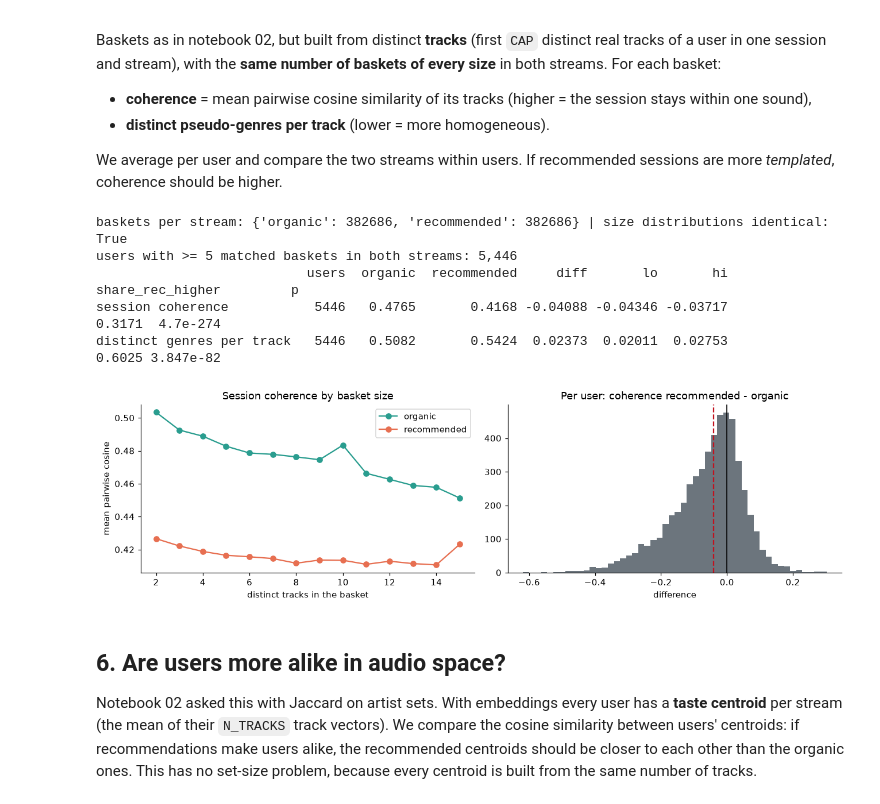
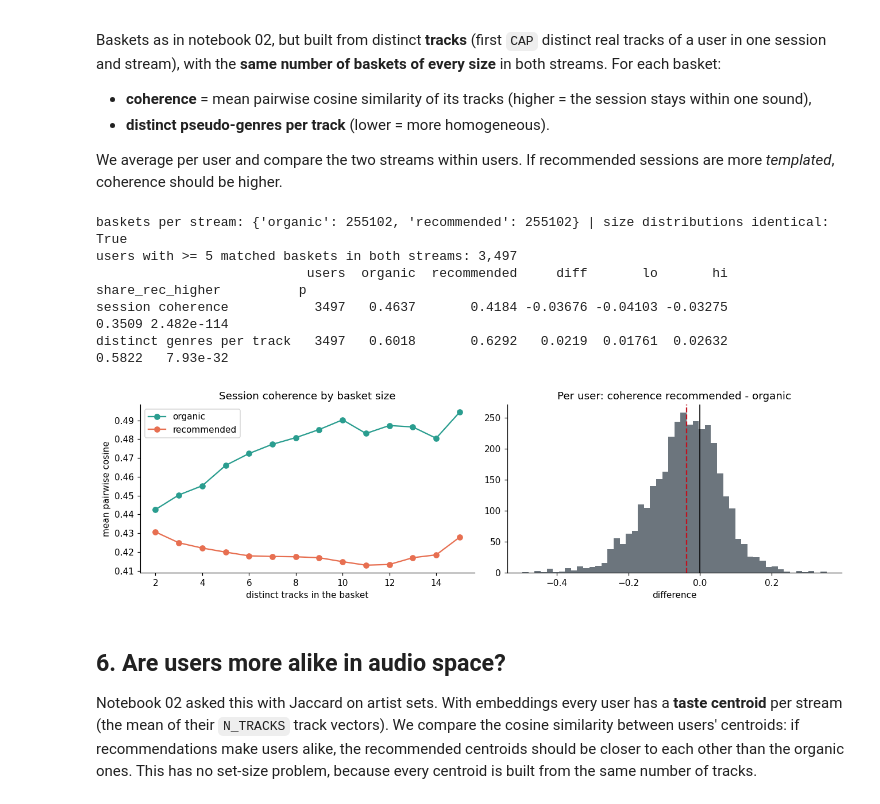
Before and after one commit to vasilis-kon/Computational-Tools-Project, a Jupyter notebook: notebooks/03_embeddings_sound_analysis.ipynb, the cells around one changed output. Saved outputs shown, nothing was run; the diff lists cells and outputs as text; code cells hidden in the pictures.

Commit message:
Implemented changes to the filtering logic i.e. how 'streams' are defined

```diff
--- a/notebooks/03_embeddings_sound_analysis.ipynb
+++ b/notebooks/03_embeddings_sound_analysis.ipynb
@@ -21,6 +22,7 @@ both streams, equal-sized samples, associations only.
 Run time: about 5-8 minutes. Memory: about 6 GB.
 # %%
 from pathlib import Path
+import sys
 import time
 import numpy as np
 import pandas as pd
@@ -40,6 +42,8 @@ K_GENRE = 32             # number of pseudo-genres (k-means clusters)
 CAP = 15                 # session baskets: max distinct tracks per basket
 MAX_BASKETS_PER_USER = 100
 SEED = 42
+STREAM_MODE = "discovery"   # stream of a (user, track) = stream of its first real listen (scripts/streams.py)
+WARMUP_DAYS = 60            # tracks heard in a user's first 60 days are treated as already known and excluded
 
 rng = np.random.default_rng(SEED)
 plt.rcParams.update({"figure.dpi": 110, "axes.spines.top": False, "axes.spines.right": False})
@@ -51,6 +55,8 @@ while not (ROOT / "data" / "raw" / "yambda").exists():
         raise FileNotFoundError("Could not find data/raw/yambda above " + str(Path.cwd()))
     ROOT = ROOT.parent
 DATA, PROC = ROOT / "data" / "raw" / "yambda", ROOT / "data" / "processed"
+sys.path.insert(0, str(ROOT / "scripts"))
+from streams import stream_labels   # shared stream rule, see scripts/streams.py
 verdict = []
 
 
@@ -112,6 +118,7 @@ uid = df["uid"].to_numpy()
 new_user = np.empty(len(uid), dtype=bool); new_user[0] = True; new_user[1:] = uid[1:] != uid[:-1]
 uidx_arr = (np.cumsum(new_user) - 1).astype(np.int32)
 n_users = int(uidx_arr[-1]) + 1
+lab_arr = stream_labels(uidx_arr, item_arr, org_arr, ratio_arr, ts, REAL_PCT, STREAM_MODE, WARMUP_DAYS)   # 1/0/-1 per listen
 new_sess = np.empty(len(ts), dtype=bool); new_sess[0] = True
 new_sess[1:] = new_user[1:] | ((ts[1:] - ts[:-1]) > SESSION_GAP_S)
 sid_arr = (np.cumsum(new_sess) - 1).astype(np.int64)
@@ -166,12 +174,14 @@ Same sample as notebook 02: for every user the first `N_TRACKS` distinct real tr
 **Audio spread** = mean pairwise cosine *distance* between the user's tracks (higher = a wider range of sounds). It is computed
 exactly from the sum vector: mean pairwise cosine = (|sum x|^2 - n) / (n (n - 1)).
 # %%
-def build_sample(real_pct, n_tracks, drop_q=None):
+def build_sample(real_pct, n_tracks, drop_q=None, mode=STREAM_MODE, warmup=WARMUP_DAYS):
     """Returns (users, items) with items of shape (U, 2, n_tracks); axis 1: 0 = recommended, 1 = organic."""
-    m = (ratio_arr >= real_pct) & (erow_arr >= 0)
+    lab = lab_arr if (real_pct, mode, warmup) == (REAL_PCT, STREAM_MODE, WARMUP_DAYS) else \
+        stream_labels(uidx_arr, item_arr, org_arr, ratio_arr, ts, real_pct, mode, warmup)
+    m = (ratio_arr >= real_pct) & (erow_arr >= 0) & (lab >= 0)
     if drop_q:        # popularity control: drop tracks above this quantile of "users per track"
         m &= item_users[item_arr] < np.quantile(item_users[item_users > 0], drop_q)
-    ui, it, og = uidx_arr[m], item_arr[m], org_arr[m].astype(np.int64)
+    ui, it, og = uidx_arr[m], item_arr[m], lab[m].astype(np.int64)
     _, fi = np.unique((ui.astype(np.int64) << 33) | (it.astype(np.int64) << 1) | og, return_index=True); fi.sort()
     ui, it, og = ui[fi], it[fi], og[fi]
     g = ui.astype(np.int64) * 2 + og
@@ -197,13 +207,17 @@ def audio_metrics(items):
 users, items = build_sample(REAL_PCT, N_TRACKS)
 spread, centroid = audio_metrics(items)
 print(f"{len(users):,} users in the default sample")
-configs = [("real>=30%, 100 tracks", 30, 100, None), ("real>=50%, 100 tracks (default)", 50, 100, None),
-           ("real>=80%, 100 tracks", 80, 100, None), ("real>=50%, 50 tracks", 50, 50, None),
-           ("real>=50%, 200 tracks", 50, 200, None), ("real>=50%, 100 tracks, top 1% popular tracks removed", 50, 100, 0.99),
-           ("real>=50%, 100 tracks, top 20% popular tracks removed", 50, 100, 0.80)]
+D = (STREAM_MODE, WARMUP_DAYS)
+configs = [("real>=30%, 100 tracks", 30, 100, None, *D), ("real>=50%, 100 tracks (default)", 50, 100, None, *D),
+           ("real>=80%, 100 tracks", 80, 100, None, *D), ("real>=50%, 50 tracks", 50, 50, None, *D),
+           ("real>=50%, 200 tracks", 50, 200, None, *D), ("real>=50%, 100 tracks, top 1% popular tracks removed", 50, 100, 0.99, *D),
+           ("real>=50%, 100 tracks, top 20% popular tracks removed", 50, 100, 0.80, *D),
+           ("stream per listen (old rule)", 50, 100, None, "listen", 0),
+           ("first discovery, no warm-up", 50, 100, None, "discovery", 0),
+           ("first discovery by any listen", 50, 100, None, "discovery_any", WARMUP_DAYS)]
 rows = []
-for name, rp, nt, dt in configs:
-    u_, it_ = (users, items) if name.endswith("(default)") else build_sample(rp, nt, dt)
+for name, rp, nt, dt, md, wu in configs:
+    u_, it_ = (users, items) if name.endswith("(default)") else build_sample(rp, nt, dt, md, wu)
     sp_ = spread if name.endswith("(default)") else audio_metrics(it_)[0]
     rows.append(dict(config=name, **paired(sp_[:, 1], sp_[:, 0])))
 S2 = pd.DataFrame(rows).set_index("config")
@@ -390,8 +407,8 @@ with the **same number of baskets of every size** in both streams. For each bask
 We average per user and compare the two streams within users. If recommended sessions are more *templated*, coherence should be higher.
 # %%
 elig_u = np.zeros(n_users, dtype=bool); elig_u[users] = True
-m = (ratio_arr >= REAL_PCT) & (erow_arr >= 0) & elig_u[uidx_arr]
-bs, bo, bi_, bu = sid_arr[m], org_arr[m].astype(np.int64), item_arr[m].astype(np.int64), uidx_arr[m]
+m = (ratio_arr >= REAL_PCT) & (erow_arr >= 0) & (lab_arr >= 0) & elig_u[uidx_arr]
+bs, bo, bi_, bu = sid_arr[m], lab_arr[m].astype(np.int64), item_arr[m].astype(np.int64), uidx_arr[m]
 _, fi = np.unique(((bs * 2 + bo) << 24) | bi_, return_index=True); fi.sort()
 bs, bo, bi_, bu = bs[fi], bo[fi], bi_[fi], bu[fi]
 gb = bs * 2 + bo
@@ -416,39 +433,39 @@ for k, o, rc in chosen:
         rows_ = item_row[bi_[start[idxs][:, None] + np.arange(k)]]
         Sv = EN[rows_].sum(axis=1).astype(np.float64)
         coh = ((Sv ** 2).sum(1) - k) / (k * (k - 1))
         Gs = np.sort(genre_row[rows_], axis=1)
         dist_g = (1 + (np.diff(Gs, axis=1) != 0).sum(1)) / k
         recs.append(pd.DataFrame({"stream": s, "size": k, "user": b_user[idxs], "coherence": coh, "genres per track": dist_g}))
 BK = pd.concat(recs, ignore_index=True)
 print("baskets per stream:", BK.groupby("stream").size().to_dict(), "| size distributions identical:",
       bool((BK[BK.stream == "organic"]["size"].value_counts().sort_index() == BK[BK.stream == "recommended"]["size"].value_counts().sort_index()).all()))
 per_user = BK.groupby(["user", "stream"])[["coherence", "genres per track"]].mean().unstack("stream")
 cnt_u = BK.groupby(["user", "stream"]).size().unstack()
 ok_users = cnt_u.index[(cnt_u >= 5).all(axis=1)]
 pu = per_user.loc[ok_users]
 res5 = {"session coherence": paired(pu[("coherence", "organic")].to_numpy(), pu[("coherence", "recommended")].to_numpy()),
         "distinct genres per track": paired(pu[("genres per track", "organic")].to_numpy(), pu[("genres per track", "recommended")].to_numpy())}
 print(f"users with >= 5 matched baskets in both streams: {len(ok_users):,}")
 print(pd.DataFrame(res5).T[["users", "organic", "recommended", "diff", "lo", "hi", "share_rec_higher", "p"]].to_string(float_format=lambda x: f"{x:.4g}"))
 
 fig, ax = plt.subplots(1, 2, figsize=(12, 3.6))
 for s in ("organic", "recommended"):
     g_ = BK[BK.stream == s].groupby("size")["coherence"].mean()
     ax[0].plot(g_.index, g_.values, "o-", color=COL[s], label=s)
 ax[0].set(title="Session coherence by basket size", xlabel="distinct tracks in the basket", ylabel="mean pairwise cosine"); ax[0].legend()
 d = pu[("coherence", "recommended")] - pu[("coherence", "organic")]
 ax[1].hist(d, bins=50, color="#6c757d"); ax[1].axvline(0, color="k", lw=1); ax[1].axvline(d.median(), color="#c1121f", ls="--", lw=1.5)
 ax[1].set(title="Per user: coherence recommended - organic", xlabel="difference")
 plt.tight_layout(); plt.show()
 add_verdict("5 sessions", "session coherence (median)", res5["session coherence"]["organic"], res5["session coherence"]["recommended"], "narrower")
 add_verdict("5 sessions", "distinct genres per track (median)", res5["distinct genres per track"]["organic"], res5["distinct genres per track"]["recommended"], "broader")
 # %% [output]
-baskets per stream: {'organic': 382686, 'recommended': 382686} | size distributions identical: True
-users with >= 5 matched baskets in both streams: 5,446
-                           users  organic  recommended     diff       lo       hi  share_rec_higher         p
-session coherence           5446   0.4765       0.4168 -0.04088 -0.04346 -0.03717            0.3171  4.7e-274
-distinct genres per track   5446   0.5082       0.5424  0.02373  0.02011  0.02753            0.6025 3.847e-82
+baskets per stream: {'organic': 255102, 'recommended': 255102} | size distributions identical: True
+users with >= 5 matched baskets in both streams: 3,497
+                           users  organic  recommended     diff       lo       hi  share_rec_higher          p
+session coherence           3497   0.4637       0.4184 -0.03676 -0.04103 -0.03275            0.3509 2.482e-114
+distinct genres per track   3497   0.6018       0.6292   0.0219  0.01761  0.02632            0.5822   7.93e-32
-[figure, old version]
+[figure, new version]
 # %% [markdown]
 ## 6. Are users more alike in audio space?
 Notebook 02 asked this with Jaccard on artist sets. With embeddings every user has a **taste centroid** per stream (the mean of their
```
Also changed, not shown: parts of 11 cells of this notebook, 7 other files.
